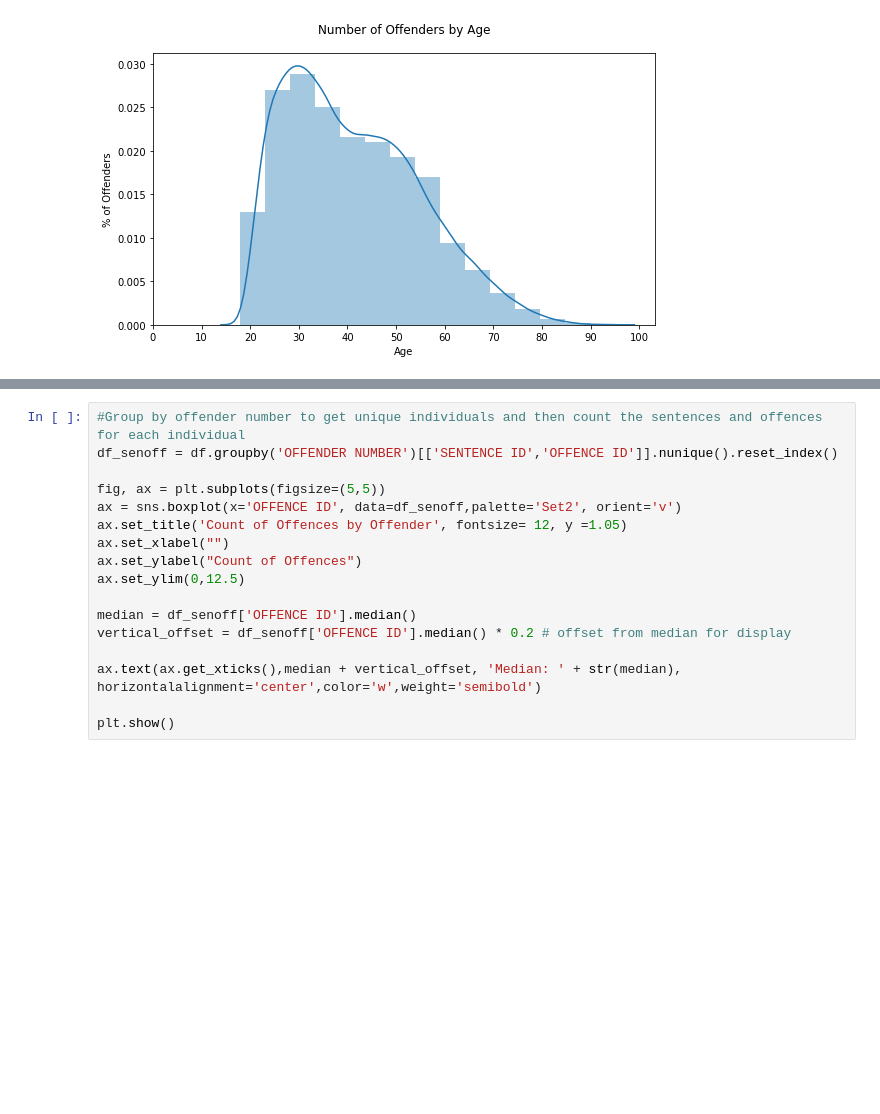
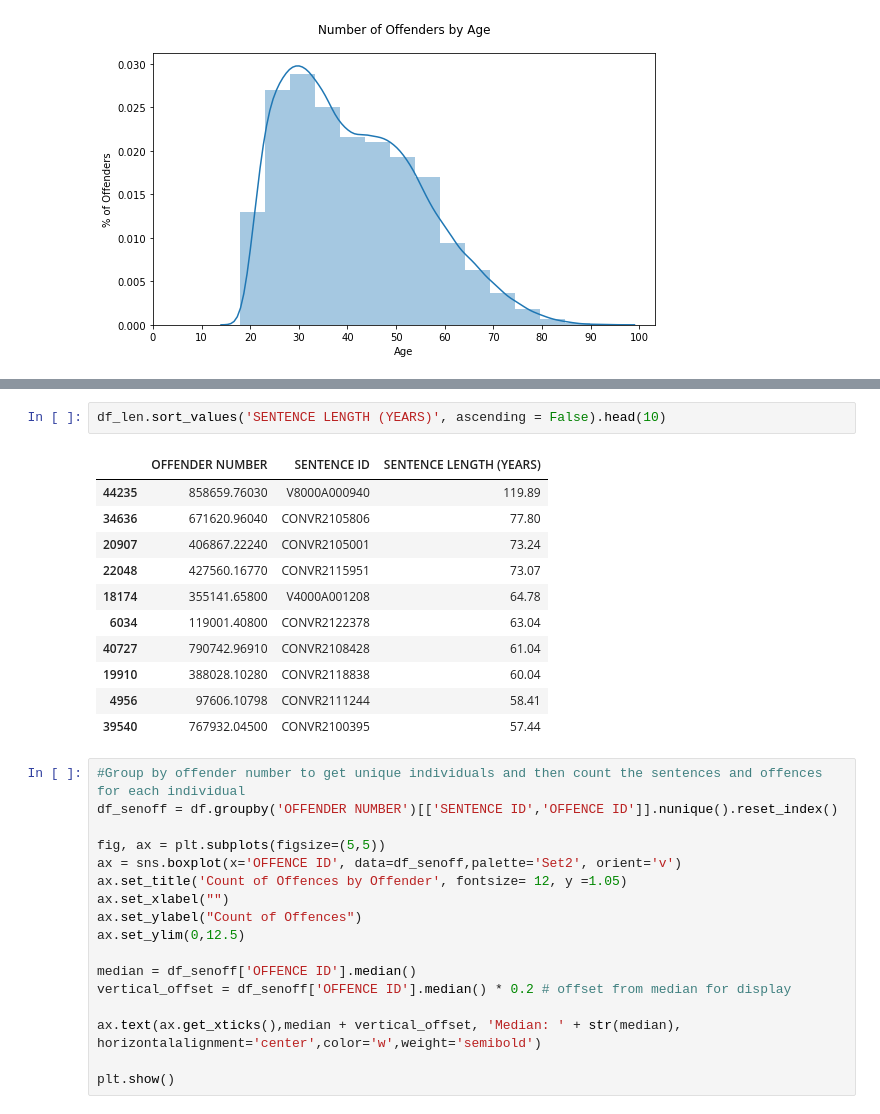
Before and after one commit to anastasiabizyayeva/Bias_Behind_Bars, a Jupyter notebook: EDA.ipynb, the cells around one changed output, grey strips where cells are left out. Drawn from its saved outputs; the diff is of its cells as text; blank space fills up the shorter version.

```diff
--- a/EDA.ipynb
+++ b/EDA.ipynb
@@ -242,3 +257,17 @@ plt.show()
+# %%
+df_len.sort_values('SENTENCE LENGTH (YEARS)', ascending = False).head(10)
+# %% [output]
+|  | OFFENDER NUMBER | SENTENCE ID | SENTENCE LENGTH (YEARS) |
+| 44235 | 858659.76030 | V8000A000940 | 119.89 |
+| 34636 | 671620.96040 | CONVR2105806 | 77.80 |
+| 20907 | 406867.22240 | CONVR2105001 | 73.24 |
+| 22048 | 427560.16770 | CONVR2115951 | 73.07 |
+| 18174 | 355141.65800 | V4000A001208 | 64.78 |
+| 6034 | 119001.40800 | CONVR2122378 | 63.04 |
+| 40727 | 790742.96910 | CONVR2108428 | 61.04 |
+| 19910 | 388028.10280 | CONVR2118838 | 60.04 |
+| 4956 | 97606.10798 | CONVR2111244 | 58.41 |
+| 39540 | 767932.04500 | CONVR2100395 | 57.44 |
 # %%
 #Group by offender number to get unique individuals and then count the sentences and offences for each individual
 df_senoff = df.groupby('OFFENDER NUMBER')[['SENTENCE ID','OFFENCE ID']].nunique().reset_index()
```
Also changed, not shown: parts of 10 cells of this notebook.
